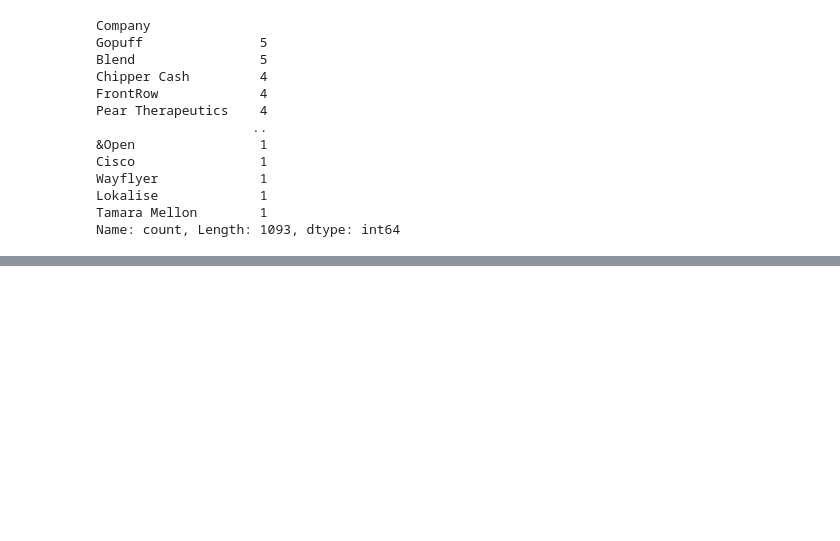
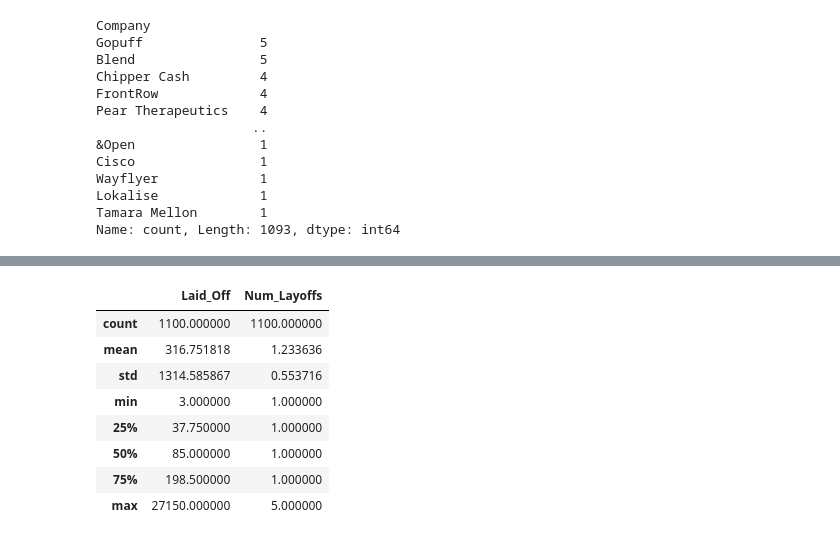
Before and after one commit to Mark-Barbaric/Kaggle, a Jupyter notebook: tech_layoffs/tech_layoffs_eda.ipynb, the cells around one changed output, grey strips where cells are left out. Saved outputs shown, nothing was run; the diff lists cells and outputs as text; code cells hidden in the pictures; blank space fills up the shorter version.

```diff
--- a/tech_layoffs/tech_layoffs_eda.ipynb
+++ b/tech_layoffs/tech_layoffs_eda.ipynb
@@ -278,0 +349,12 @@ df.value_counts
+# %%
+grouped_df.describe()
+# %% [output]
+|  | Laid_Off | Num_Layoffs |
+| count | 1100.000000 | 1100.000000 |
+| mean | 316.751818 | 1.233636 |
+| std | 1314.585867 | 0.553716 |
+| min | 3.000000 | 1.000000 |
+| 25% | 37.750000 | 1.000000 |
+| 50% | 85.000000 | 1.000000 |
+| 75% | 198.500000 | 1.000000 |
+| max | 27150.000000 | 5.000000 |
```
Also changed, not shown: parts of 21 cells of this notebook, 1 other file.
